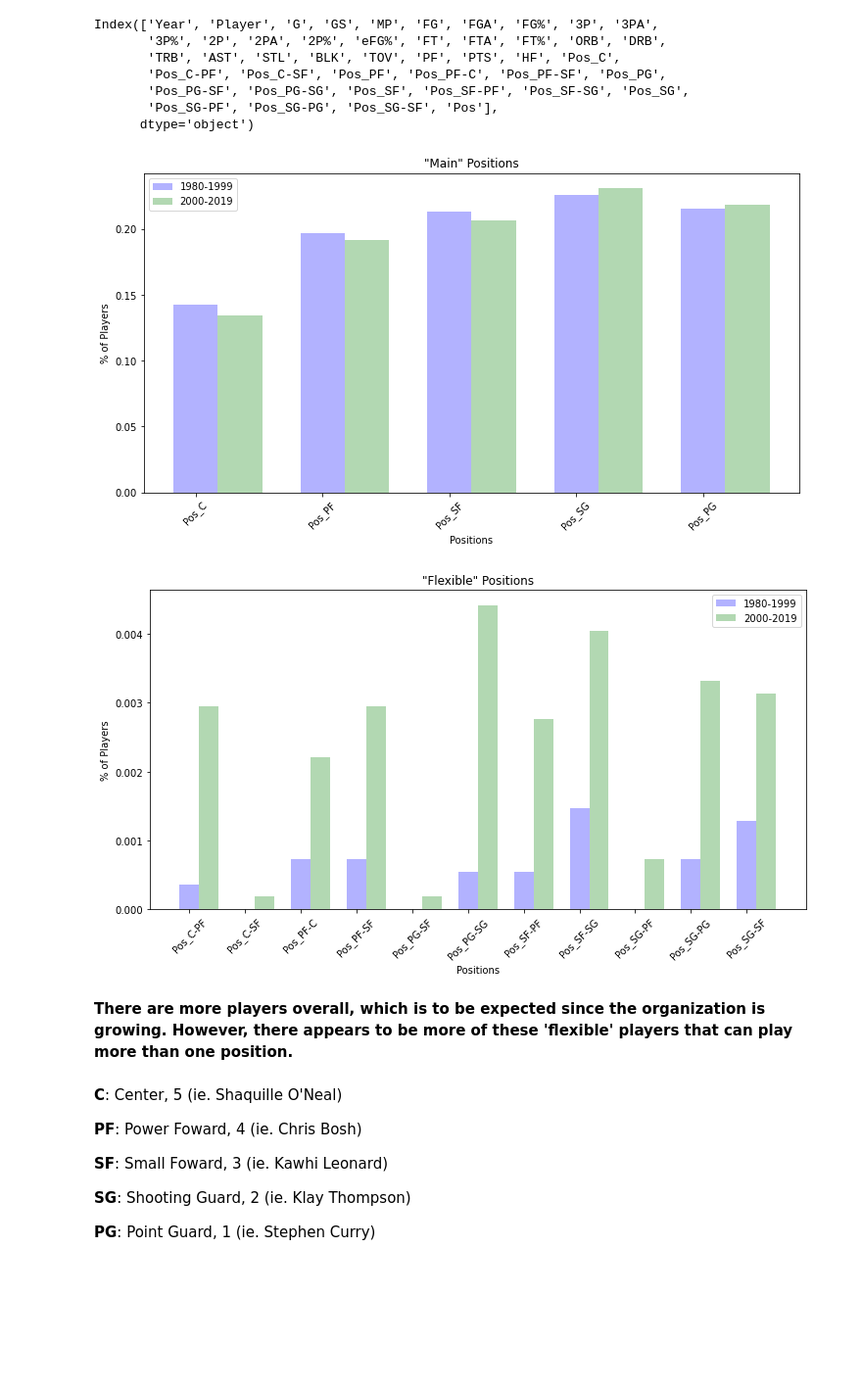
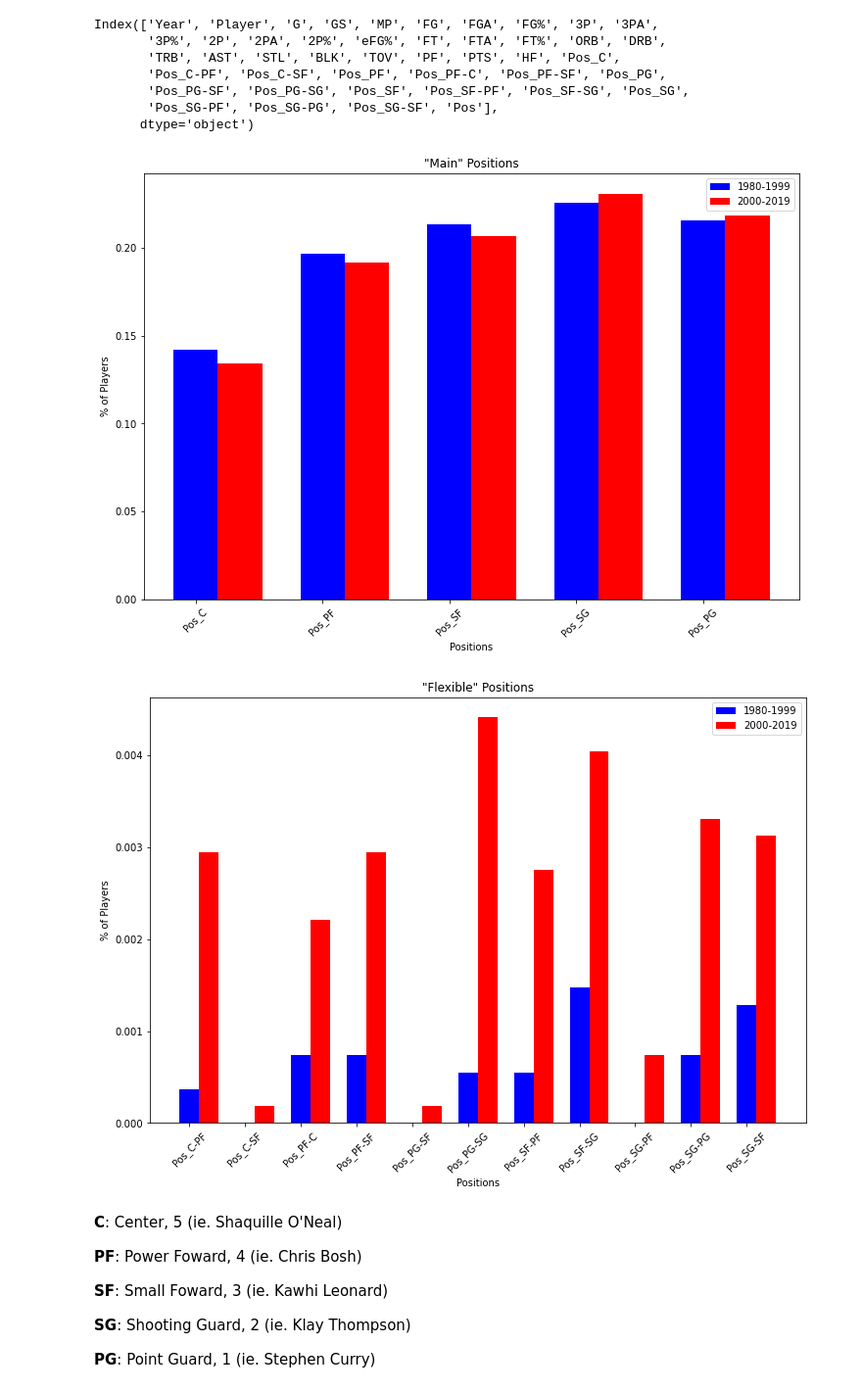
Before and after one commit to kaciewebster/nba-player-clustering, a Jupyter notebook: src/nba-player.ipynb, the cells around one changed output. Shown at 98% size. Cells and saved outputs as stored; diff of their text form; code cells hidden in the pictures; blank space fills up the shorter version.

```diff
--- a/src/nba-player.ipynb
+++ b/src/nba-player.ipynb
@@ -222,31 +175,31 @@ other_post = pos_post[['Pos_C-PF', 'Pos_C-SF', 'Pos_PF-C', 'Pos_PF-SF', 'Pos_PG-
 # %%
 pos = 5
 idx = np.arange(pos)
 width = 0.35
 
-fig, ax = plt.subplots(figsize=(12, 6))
+fig, ax = plt.subplots(figsize=(12, 8))
 
-ax.bar(idx, main_pre.sum()/main_pre.shape[0], width, color='blue', alpha=0.3, label='1980-1999')
-ax.bar(idx+width, main_post.sum()/main_post.shape[0], width, color='green', alpha=0.3, label='2000-2019')
+ax.bar(idx, main_pre.sum()/main_pre.shape[0], width, color='blue', label='1980-1999')
+ax.bar(idx+width, main_post.sum()/main_post.shape[0], width, color='red', label='2000-2019')
 
 ax.set_title('"Main" Positions')
 ax.set_xlabel('Positions')
 ax.set_ylabel('% of Players')
 ax.set_xticks(idx)
 ax.set_xticklabels(main_pre.columns, rotation=45)
 
 ax.legend();
 # %% [output]
-[figure, old version]
+[figure, new version]
 # %%
 pos = 11
 idx = np.arange(pos)
 width = 0.35
 
-fig, ax = plt.subplots(figsize=(12, 6))
+fig, ax = plt.subplots(figsize=(12, 8))
 
-ax.bar(idx, other_pre.sum()/other_pre.shape[0], width, color='blue', alpha=0.3, label='1980-1999')
-ax.bar(idx+width, other_post.sum()/other_pre.shape[0], width, color='green', alpha=0.3, label='2000-2019')
+ax.bar(idx, other_pre.sum()/other_pre.shape[0], width, color='blue', label='1980-1999')
+ax.bar(idx+width, other_post.sum()/other_pre.shape[0], width, color='red', label='2000-2019')
 
 ax.set_title('"Flexible" Positions')
 ax.set_xlabel('Positions')
@@ -256,9 +209,7 @@ ax.set_xticklabels(other_pre.columns, rotation=45)
 
 ax.legend();
 # %% [output]
-[figure, old version]
+[figure, new version]
-# %% [markdown]
-__There are more players overall, which is to be expected since the organization is growing. However, there appears to be more of these 'flexible' players that can play more than one position.__
 # %% [markdown]
 __C__: Center, 5 (ie. Shaquille O'Neal)
 
```
Also changed, not shown: parts of 72 cells of this notebook.
